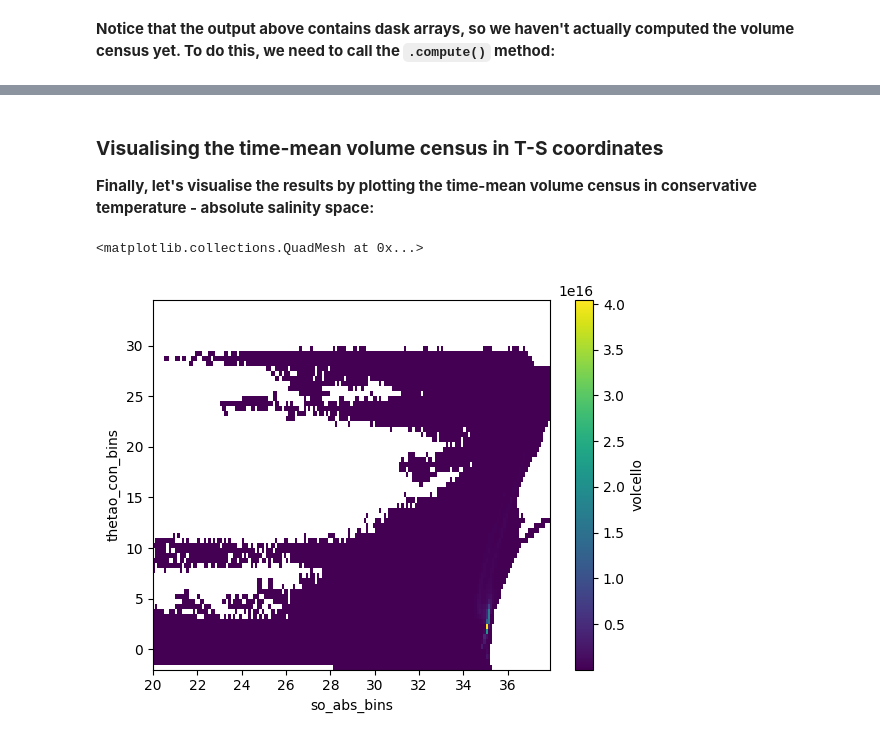
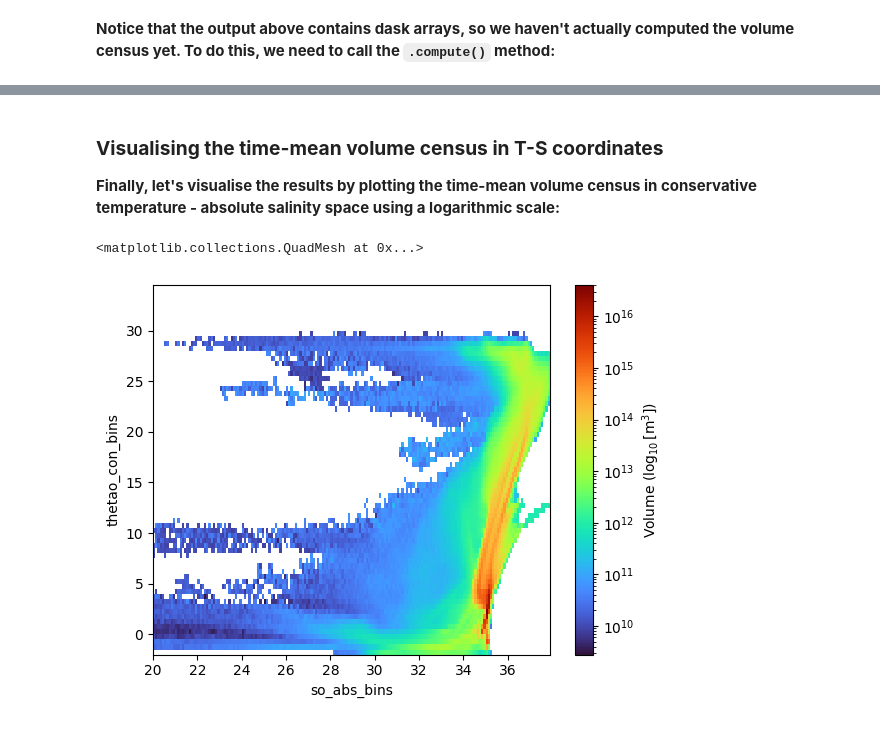
Before and after one commit to NOC-MSM/nemo_cookbook, a Jupyter notebook: recipes/recipe_volume_census.ipynb, the cells around one changed output, grey strips where cells are left out. Drawn from its saved outputs; the diff is of its cells as text; code cells hidden in the pictures.

Commit message:
Update volume census recipe plotting to use log-scaling.

```diff
--- a/recipes/recipe_volume_census.ipynb
+++ b/recipes/recipe_volume_census.ipynb
@@ -171,9 +182,15 @@ vol_thetao_so_atl = vol_thetao_so_atl.compute()
 # %% [markdown]
 ### **Visualising the time-mean volume census in T-S coordinates**
 
-**Finally, let's visualise the results by plotting the time-mean volume census in conservative temperature - absolute salinity space:**
+**Finally, let's visualise the results by plotting the time-mean volume census in conservative temperature - absolute salinity space using a logarithmic scale:**
-# %%
-vol_thetao_so_atl.mean(dim='time_counter').plot()
-# %% [output]
-<matplotlib.collections.QuadMesh at 0x...>
-[figure, removed]
+# %%
+plt_data = vol_thetao_so_atl.mean(dim='time_counter')
+
+plt_data.plot(norm=colors.LogNorm(vmin=plt_data.min(),
+                                  vmax=plt_data.max()),
+                                  cmap="turbo",
+                                  cbar_kwargs={"label": "Volume ($\\log_{10}$[m$^3$])"}
+                                  )
+# %% [output]
+<matplotlib.collections.QuadMesh at 0x...>
+[figure, added]
```
Also changed, not shown: parts of 3 cells of this notebook.
